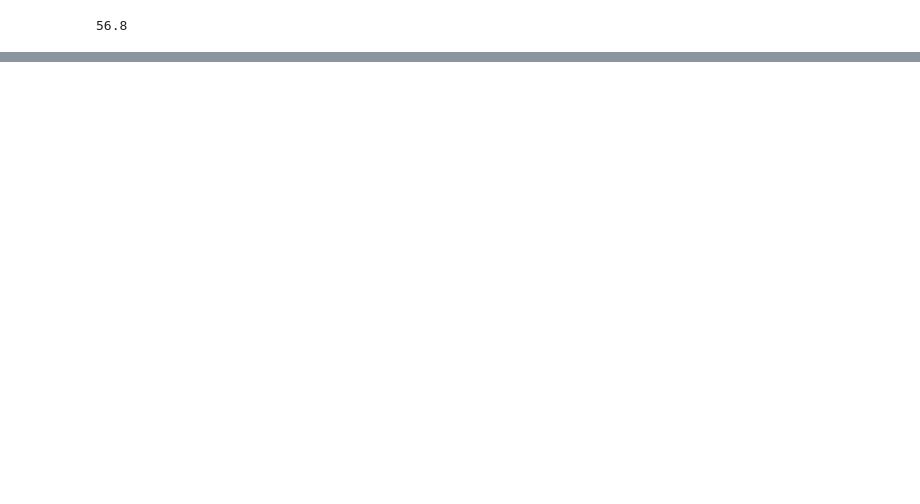
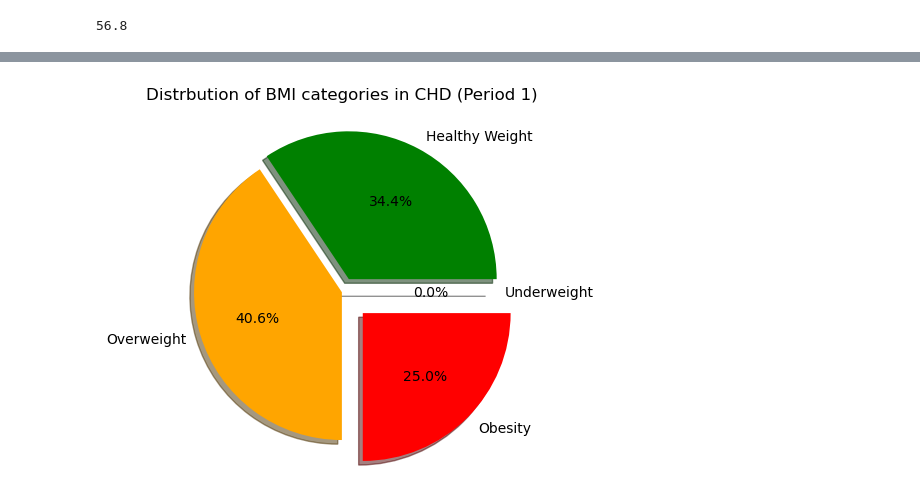
Before and after one commit to Yasmin-9/HeartInsights, a Jupyter notebook: yasmin/bmi.ipynb, the cells around one changed output, grey strips where cells are left out. Cells and saved outputs as stored; diff of their text form; code cells hidden in the pictures; blank space fills up the shorter version.

```diff
--- a/yasmin/bmi.ipynb
+++ b/yasmin/bmi.ipynb
@@ -74,0 +75,11 @@ pivotP1_df
+# %%
+# Creating a pie chart
+explode = (0, 0.1, 0, 0.2)
+colors = ['grey', 'green', 'orange', 'red']
+
+plt.pie(grouped1_df['PREVALENT CHD'], explode = explode, labels= grouped1_df['BMI CATEGORY'],
+        colors= colors, autopct="%1.1f%%", shadow= True)
+plt.title('Distrbution of BMI categories in CHD (Period 1)')
+plt.show()
+# %% [output]
+[figure, added]
```
Also changed, not shown: parts of 25 cells of this notebook.
